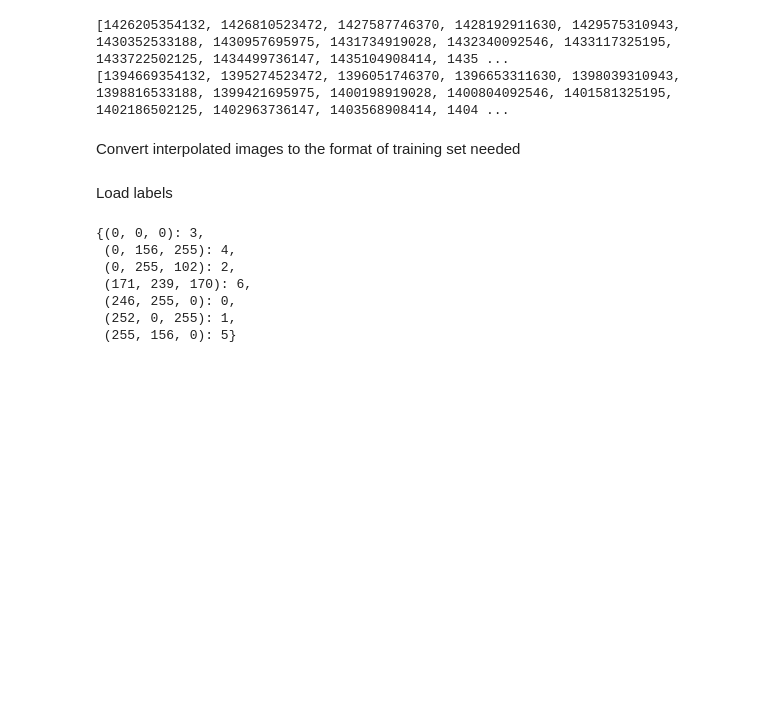
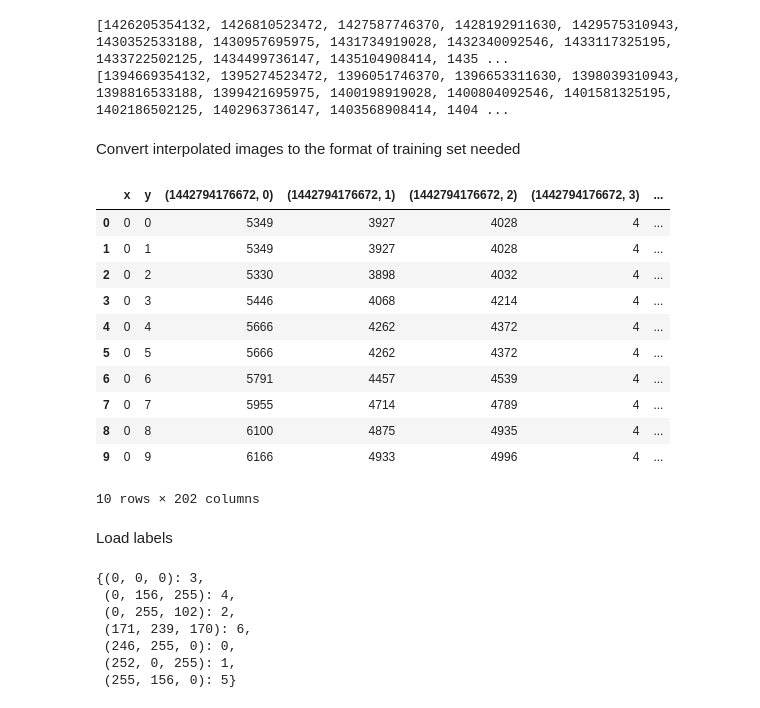
Before and after one commit to HKCaesar/EarthEngineDataProcessing, a Jupyter notebook: full_run.ipynb, the cells around one changed output. Cells and saved outputs as stored; diff of their text form; code cells hidden in the pictures; blank space fills up the shorter version.

```diff
--- a/full_run.ipynb
+++ b/full_run.ipynb
@@ -150,6 +150,25 @@ def make_set(images):
     return res.reset_index()
 # %%
 train = make_set(fitted_images)
+# %%
+to_predict = make_set(ds_new)
+to_predict.columns = [c for c in to_predict.columns]
+to_predict = to_predict.rename(columns={('major', ''): 'x', ('minor', ''): 'y'})
+# %%
+to_predict.head(10)
+# %% [output]
+|  | x | y | (1442794176672, 0) | (1442794176672, 1) | (1442794176672, 2) | (1442794176672, 3) | ... |
+| 0 | 0 | 0 | 5349 | 3927 | 4028 | 4 | ... |
+| 1 | 0 | 1 | 5349 | 3927 | 4028 | 4 | ... |
+| 2 | 0 | 2 | 5330 | 3898 | 4032 | 4 | ... |
+| 3 | 0 | 3 | 5446 | 4068 | 4214 | 4 | ... |
+| 4 | 0 | 4 | 5666 | 4262 | 4372 | 4 | ... |
+| 5 | 0 | 5 | 5666 | 4262 | 4372 | 4 | ... |
+| 6 | 0 | 6 | 5791 | 4457 | 4539 | 4 | ... |
+| 7 | 0 | 7 | 5955 | 4714 | 4789 | 4 | ... |
+| 8 | 0 | 8 | 6100 | 4875 | 4935 | 4 | ... |
+| 9 | 0 | 9 | 6166 | 4933 | 4996 | 4 | ... |
+10 rows × 202 columns
 # %% [markdown]
 Load labels
 # %%
```
Also changed, not shown: 6 other files.
